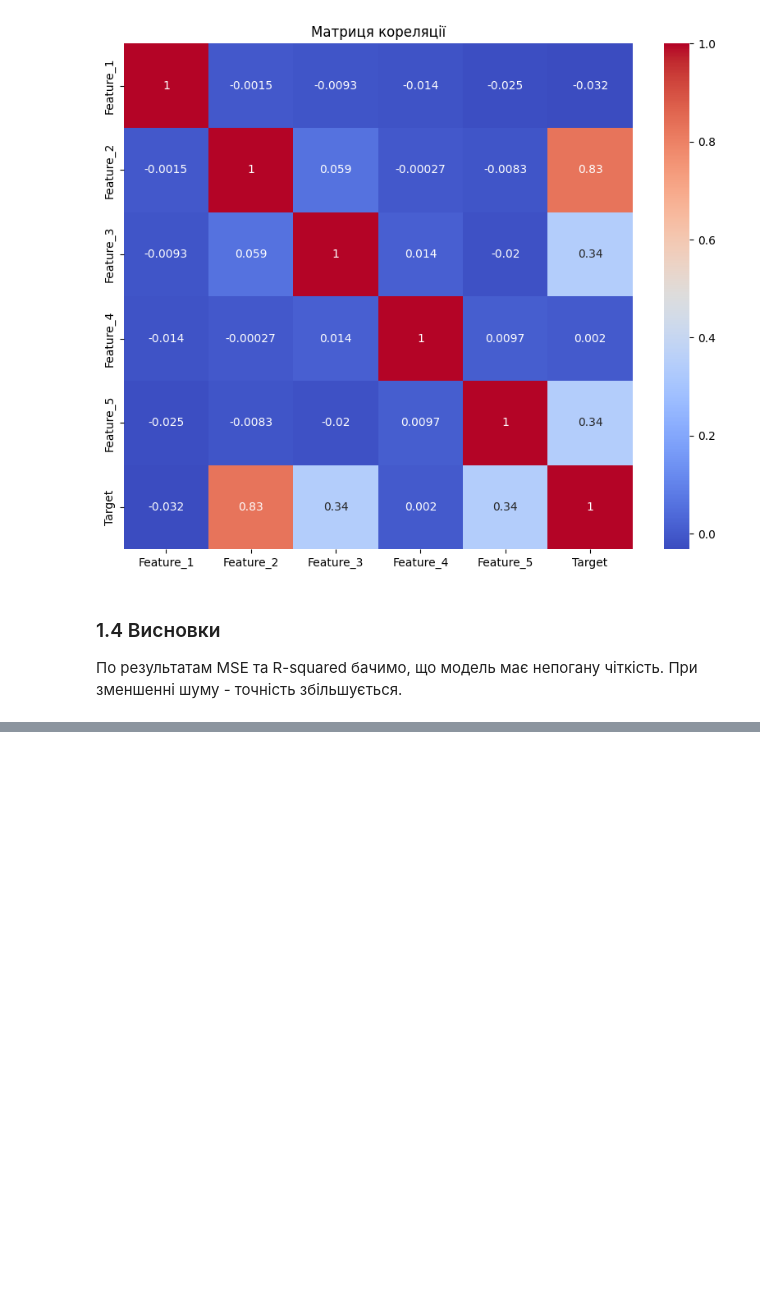
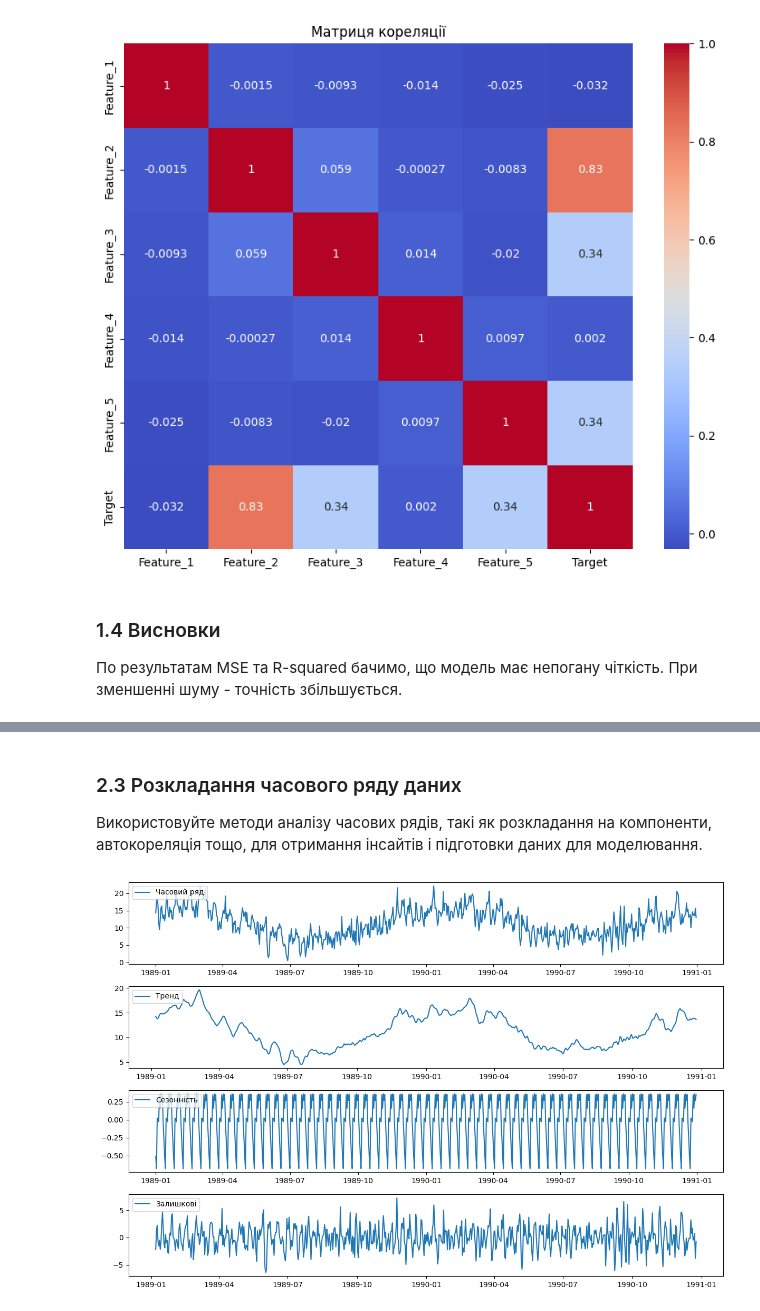
Before and after one commit to AnnaIvn/ml2023, a Jupyter notebook: Labs/Lab2/lab3.ipynb, the cells around one changed output, grey strips where cells are left out. Saved outputs shown, nothing was run; the diff lists cells and outputs as text; code cells hidden in the pictures; blank space fills up the shorter version.

```diff
--- a/Labs/Lab2/lab3.ipynb
+++ b/Labs/Lab2/lab3.ipynb
@@ -138,0 +232,28 @@ plt.show()
+# %% [markdown]
+### 2.3 Розкладання часового ряду даних
+ Використовуйте методи аналізу часових рядів, такі як розкладання на компоненти, автокореляція тощо, для отримання інсайтів і підготовки даних для моделювання.
+# %%
+# Розділення часового ряду на тренд, сезонні та залишкові компоненти
+decomposition = seasonal_decompose(transport_df, model='additive', period=12)
+trend_component = decomposition.trend
+seasonality_component = decomposition.seasonal
+residuals = decomposition.resid
+
+# Візуалізація компонентів
+plt.figure(figsize=(12, 8))
+plt.subplot(411)
+plt.plot(transport_df, label='Часовий ряд')
+plt.legend(loc='upper left')
+plt.subplot(412)
+plt.plot(trend_component, label='Тренд')
+plt.legend(loc='upper left')
+plt.subplot(413)
+plt.plot(seasonality_component, label='Сезонність')
+plt.legend(loc='upper left')
+plt.subplot(414)
+plt.plot(residuals, label='Залишкові')
+plt.legend(loc='upper left')
+plt.tight_layout()
+plt.show()
+# %% [output]
+[figure, added]
```
Also changed, not shown: parts of 8 cells of this notebook, 1 other file.
